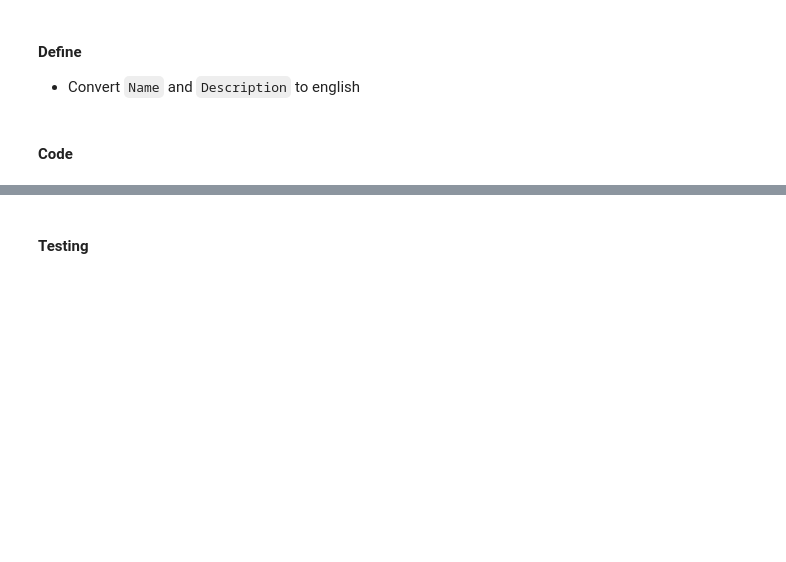
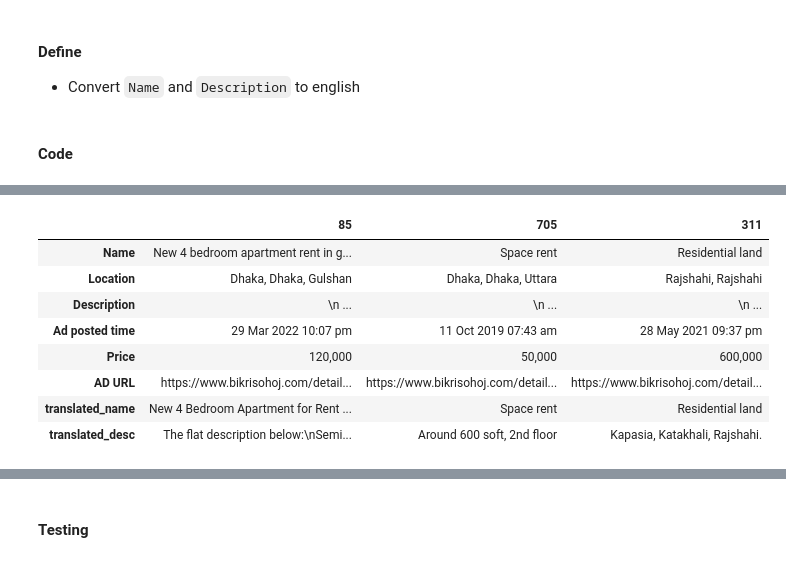
Before and after one commit to OmdenaAI/dhaka-bangladesh-real-estate-recommendation, a Jupyter notebook: src/tasks/task-2-data-preprocessing/bikrisohoj -- cleaning/bikrisohoj -- cleaning.ipynb, the cells around one changed output, grey strips where cells are left out. Drawn from its saved outputs; the diff is of its cells as text; code cells hidden in the pictures; blank space fills up the shorter version.

```diff
--- a/src/tasks/task-2-data-preprocessing/bikrisohoj -- cleaning/bikrisohoj -- cleaning.ipynb
+++ b/src/tasks/task-2-data-preprocessing/bikrisohoj -- cleaning/bikrisohoj -- cleaning.ipynb
@@ -215,0 +251,12 @@ xxxx
+# %%
+df.sample(3).T
+# %% [output]
+|  | 85 | 705 | 311 |
+| Name | New 4 bedroom apartment rent in g... | Space rent | Residential land |
+| Location | Dhaka, Dhaka, Gulshan | Dhaka, Dhaka, Uttara | Rajshahi, Rajshahi |
+| Description | \n ... | \n ... | \n ... |
+| Ad posted time | 29 Mar 2022 10:07 pm | 11 Oct 2019 07:43 am | 28 May 2021 09:37 pm |
+| Price | 120,000 | 50,000 | 600,000 |
+| AD URL | https://www.bikrisohoj.com/detail... | https://www.bikrisohoj.com/detail... | https://www.bikrisohoj.com/detail... |
+| translated_name | New 4 Bedroom Apartment for Rent ... | Space rent | Residential land |
+| translated_desc | The flat description below:\nSemi... | Around 600 soft, 2nd floor | Kapasia, Katakhali, Rajshahi. |
```
Also changed, not shown: parts of 91 cells of this notebook, 6 other files.
